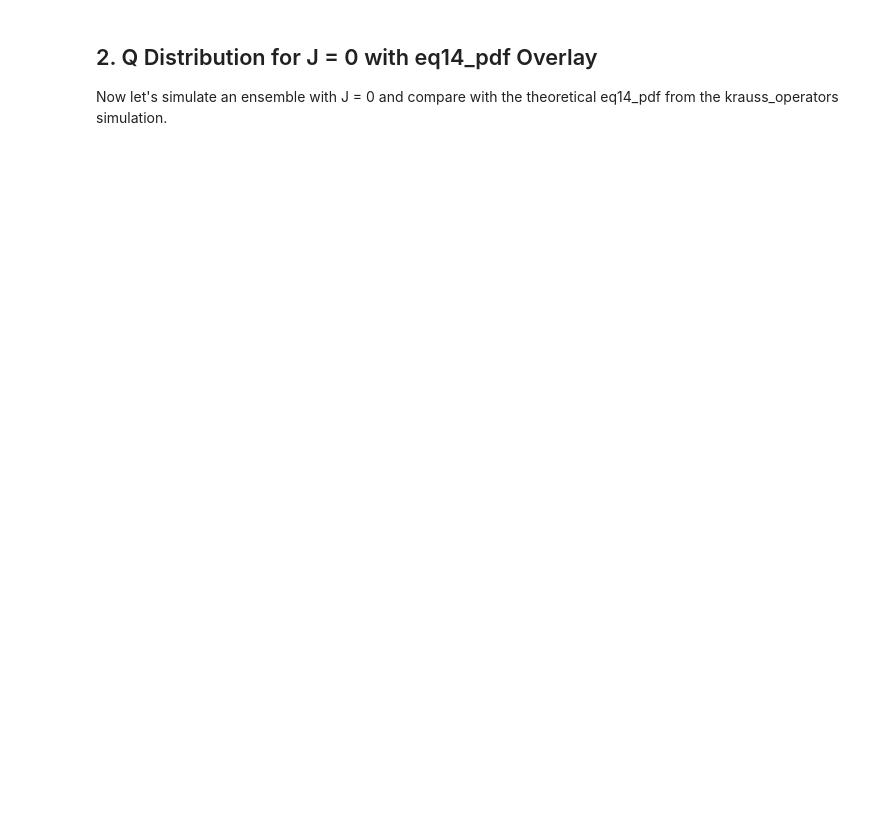
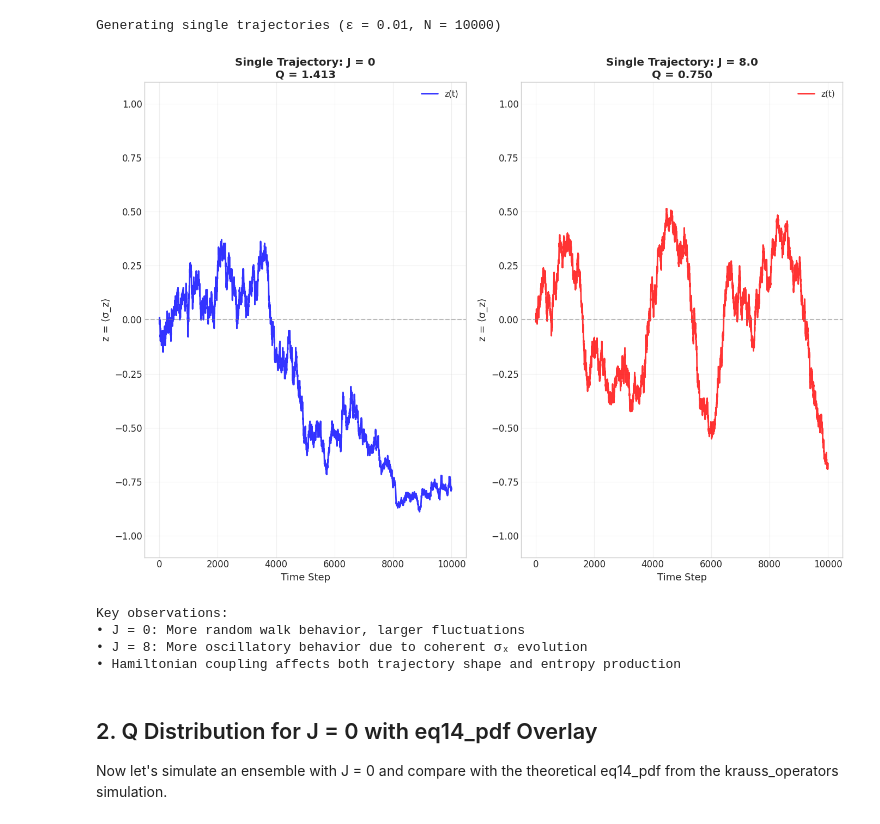
Before and after one commit to alonk-me/Quntum-measurment-model, a Jupyter notebook: sse_simulation/sse_simulation_demo.ipynb, the cells around one changed output. Drawn from its saved outputs; the diff is of its cells as text; code cells hidden in the pictures; blank space fills up the shorter version.

```diff
--- a/sse_simulation/sse_simulation_demo.ipynb
+++ b/sse_simulation/sse_simulation_demo.ipynb
@@ -107,3 +37,73 @@ Key observations:
+# %%
+## 1. Single Trajectory Visualization
+# Quantum state evolution with and without Hamiltonian coupling.
+
+# Simulation parameters
+epsilon = 0.01  # Measurement strength
+N_steps = 10000  # Number of measurement steps
+J = 8.0  # Hamiltonian coupling strength
+
+# Create simulators with and without Hamiltonian coupling
+sim_no_J = SSEWavefunctionSimulator(
+    epsilon=epsilon,
+    N_steps=N_steps,
+    J=0.0,  # No Hamiltonian evolution
+    initial_state='bloch_equator'
+)
+
+sim_with_J = SSEWavefunctionSimulator(
+    epsilon=epsilon,
+    N_steps=N_steps,
+    J=J,  # Strong Hamiltonian coupling
+    initial_state='bloch_equator'
+)
+
+# Generate single trajectories
+print(f"Generating single trajectories (ε = {epsilon}, N = {N_steps})")
+Q_no_J, z_traj_no_J, meas_no_J = sim_no_J.simulate_trajectory()
+Q_with_J, z_traj_with_J, meas_with_J = sim_with_J.simulate_trajectory()
+
+
+# Plot trajectories
+fig, axes = plt.subplots(1, 2, figsize=(14, 10))
+time_steps = np.arange(N_steps + 1)
+
+# Top row: z trajectories
+ax1, ax2 = axes[0], axes[1]
+
+ax1.plot(time_steps, z_traj_no_J, 'b-', linewidth=2, alpha=0.8, label='z(t)')
+ax1.axhline(0, color='gray', linestyle='--', alpha=0.5)
+ax1.set_xlabel('Time Step')
+ax1.set_ylabel('z = ⟨σ_z⟩')
+ax1.set_title(f'Single Trajectory: J = 0\nQ = {Q_no_J:.3f}', fontweight='bold')
+ax1.set_ylim(-1.1, 1.1)
+ax1.grid(True, alpha=0.3)
+ax1.legend()
+
+ax2.plot(time_steps, z_traj_with_J, 'r-', linewidth=2, alpha=0.8, label='z(t)')
+ax2.axhline(0, color='gray', linestyle='--', alpha=0.5)
+ax2.set_xlabel('Time Step')
+ax2.set_ylabel('z = ⟨σ_z⟩')
+ax2.set_title(f'Single Trajectory: J = {J}\nQ = {Q_with_J:.3f}', fontweight='bold')
+ax2.set_ylim(-1.1, 1.1)
+ax2.grid(True, alpha=0.3)
+ax2.legend()
+
+
+plt.tight_layout()
+plt.show()
+
+print("\nKey observations:")
+print("• J = 0: More random walk behavior, larger fluctuations")
+print("• J = 8: More oscillatory behavior due to coherent σₓ evolution")
+print("• Hamiltonian coupling affects both trajectory shape and entropy production")
+# %% [output]
+Generating single trajectories (ε = 0.01, N = 10000)
+[figure, added]
+Key observations:
+• J = 0: More random walk behavior, larger fluctuations
+• J = 8: More oscillatory behavior due to coherent σₓ evolution
+• Hamiltonian coupling affects both trajectory shape and entropy production
 # %% [markdown]
 ## 2. Q Distribution for J = 0 with eq14_pdf Overlay
 
```
Also changed, not shown: parts of 7 cells of this notebook, 1 other file.
